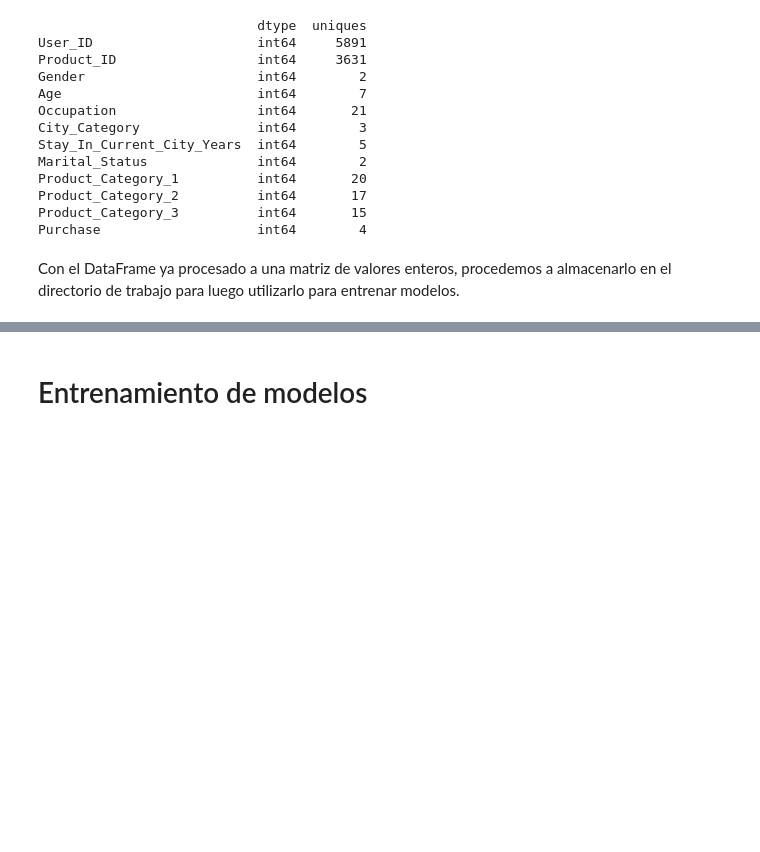
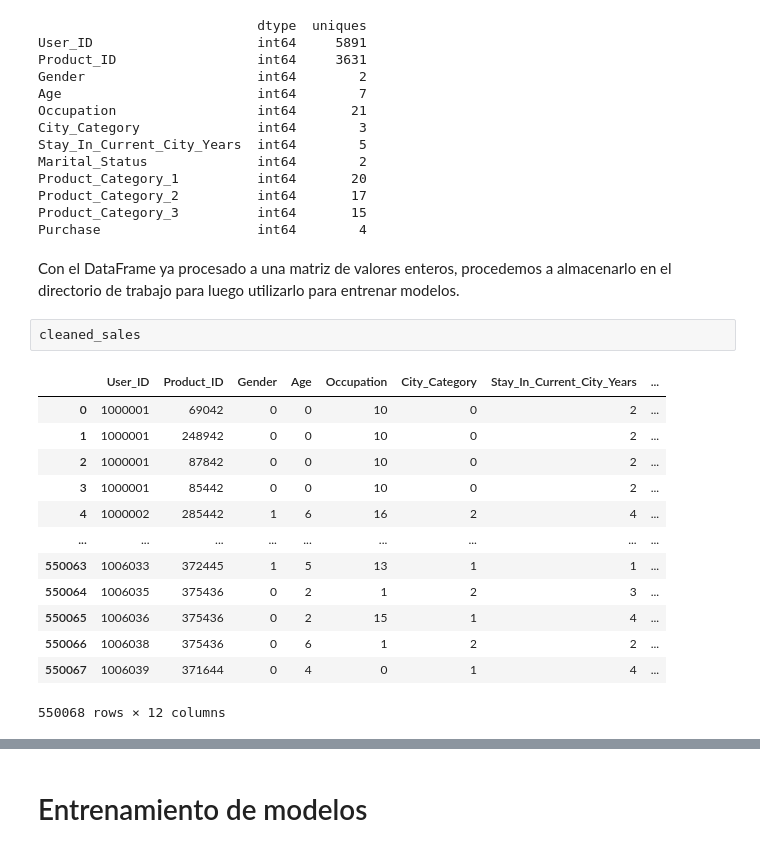
Before and after one commit to horazini/data-diplo, a Jupyter notebook: notebook.ipynb, the cells around one changed output, grey strips where cells are left out. Drawn from its saved outputs; the diff is of its cells as text; blank space fills up the shorter version.

```diff
--- a/notebook.ipynb
+++ b/notebook.ipynb
@@ -331,3 +342,19 @@ Product_Category_3          int64       15
 Purchase                    int64        4
 # %% [markdown]
 Con el DataFrame ya procesado a una matriz de valores enteros, procedemos a almacenarlo en el directorio de trabajo para luego utilizarlo para entrenar modelos.
+# %%
+cleaned_sales
+# %% [output]
+|  | User_ID | Product_ID | Gender | Age | Occupation | City_Category | Stay_In_Current_City_Years | ... |
+| 0 | 1000001 | 69042 | 0 | 0 | 10 | 0 | 2 | ... |
+| 1 | 1000001 | 248942 | 0 | 0 | 10 | 0 | 2 | ... |
+| 2 | 1000001 | 87842 | 0 | 0 | 10 | 0 | 2 | ... |
+| 3 | 1000001 | 85442 | 0 | 0 | 10 | 0 | 2 | ... |
+| 4 | 1000002 | 285442 | 1 | 6 | 16 | 2 | 4 | ... |
+| ... | ... | ... | ... | ... | ... | ... | ... | ... |
+| 550063 | 1006033 | 372445 | 1 | 5 | 13 | 1 | 1 | ... |
+| 550064 | 1006035 | 375436 | 0 | 2 | 1 | 2 | 3 | ... |
+| 550065 | 1006036 | 375436 | 0 | 2 | 15 | 1 | 4 | ... |
+| 550066 | 1006038 | 375436 | 0 | 6 | 1 | 2 | 2 | ... |
+| 550067 | 1006039 | 371644 | 0 | 4 | 0 | 1 | 4 | ... |
+550068 rows × 12 columns
```
Also changed, not shown: parts of 63 cells of this notebook.
